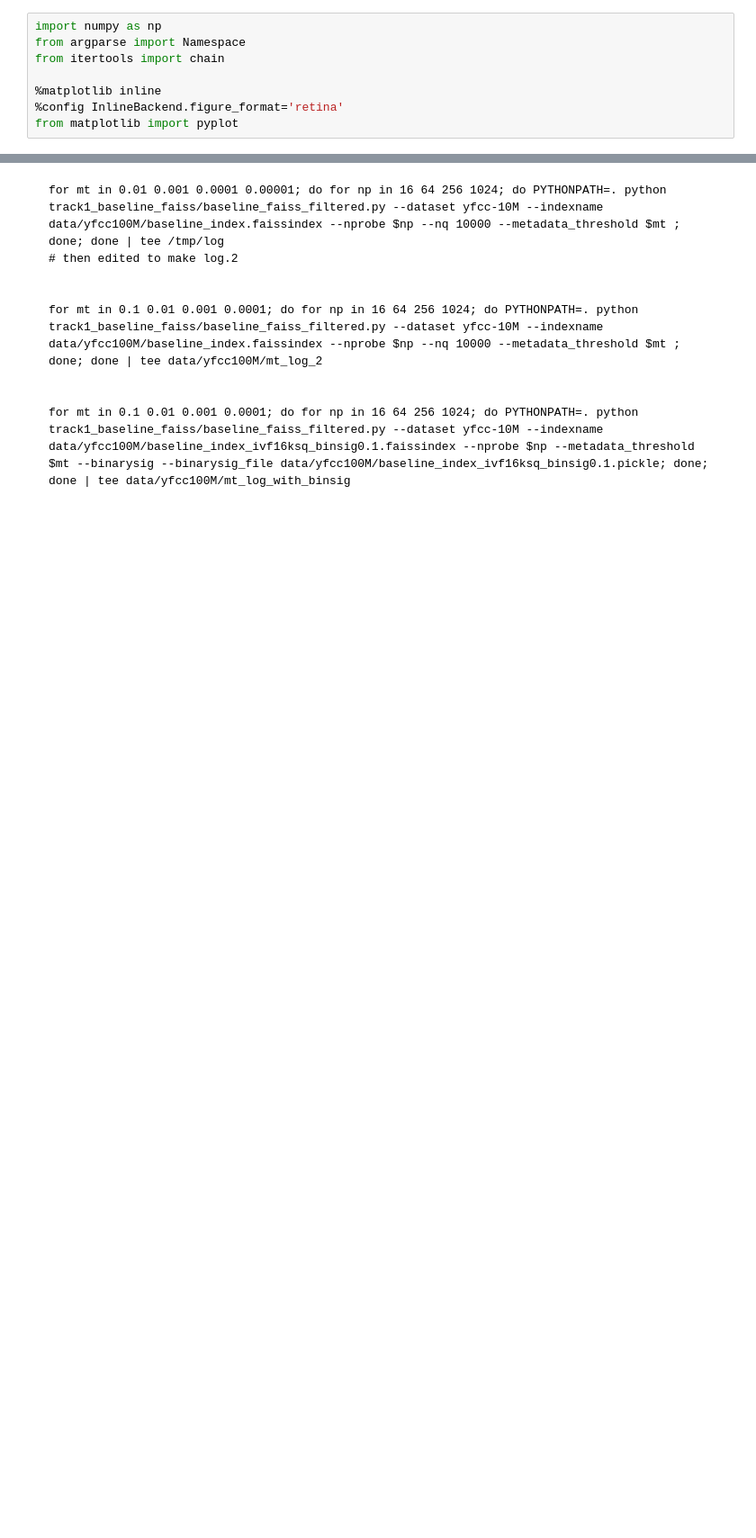
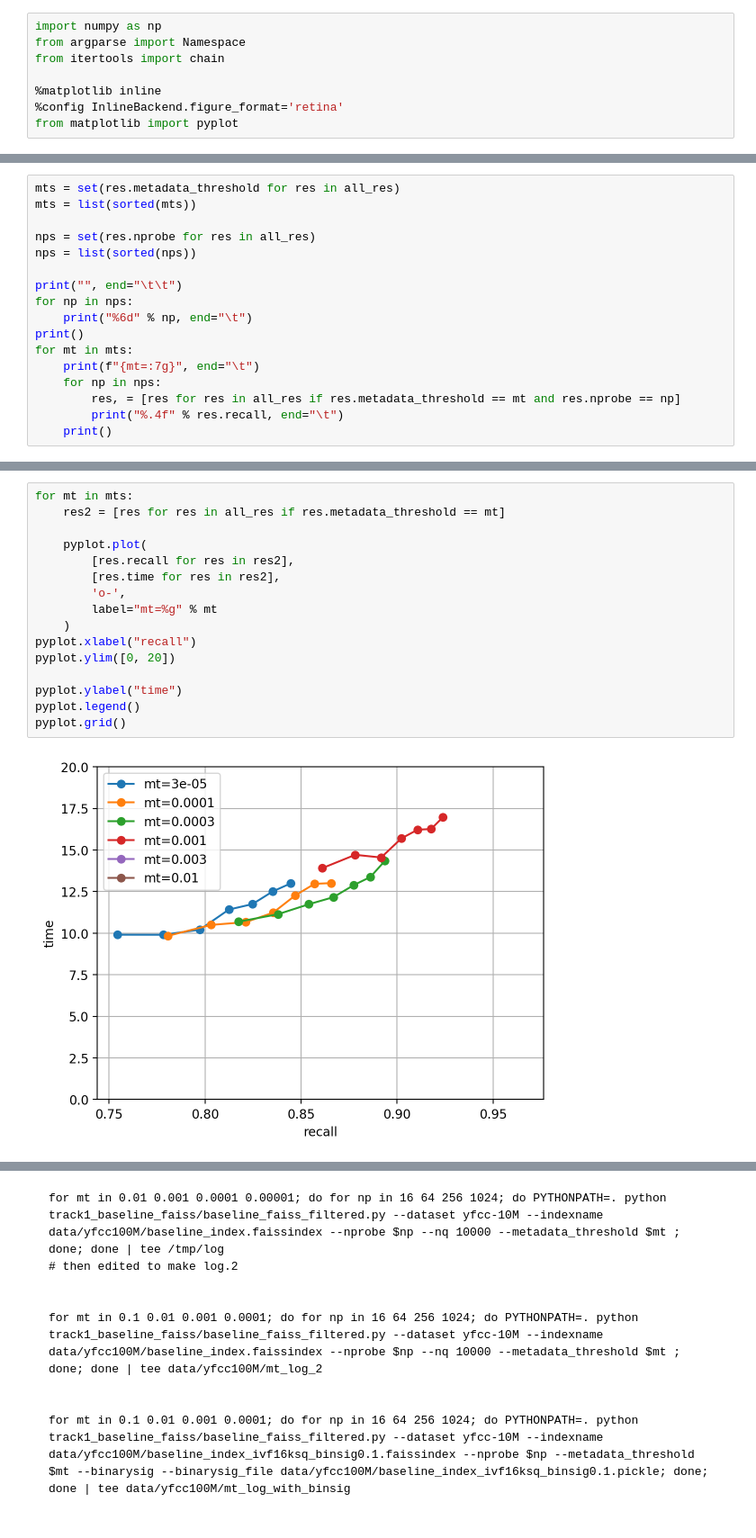
Before and after one commit to harsha-simhadri/big-ann-benchmarks, a Jupyter notebook: notebooks/parse_filtered_results.ipynb, the cells around one changed output, grey strips where cells are left out. Shown at 90% size. Cells and saved outputs as stored; diff of their text form; blank space fills up the shorter version.

```diff
--- a/notebooks/parse_filtered_results.ipynb
+++ b/notebooks/parse_filtered_results.ipynb
@@ -8,0 +39,17 @@ from matplotlib import pyplot
+# %%
+mts = set(res.metadata_threshold for res in all_res)
+mts = list(sorted(mts))
+
+nps = set(res.nprobe for res in all_res)
+nps = list(sorted(nps))
+
+print("", end="\t\t")
+for np in nps:
+    print("%6d" % np, end="\t")
+print()
+for mt in mts:
+    print(f"{mt=:7g}", end="\t")
+    for np in nps:
+        res, = [res for res in all_res if res.metadata_threshold == mt and res.nprobe == np]
+        print("%.4f" % res.recall, end="\t")
+    print()
@@ -8,0 +65,18 @@ from matplotlib import pyplot
+# %%
+for mt in mts:
+    res2 = [res for res in all_res if res.metadata_threshold == mt]
+
+    pyplot.plot(
+        [res.recall for res in res2],
+        [res.time for res in res2],
+        'o-',
+        label="mt=%g" % mt
+    )
+pyplot.xlabel("recall")
+pyplot.ylim([0, 20])
+
+pyplot.ylabel("time")
+pyplot.legend()
+pyplot.grid()
+# %% [output]
+[figure, added]
```
Also changed, not shown: parts of 4 cells of this notebook, 3 other files.
